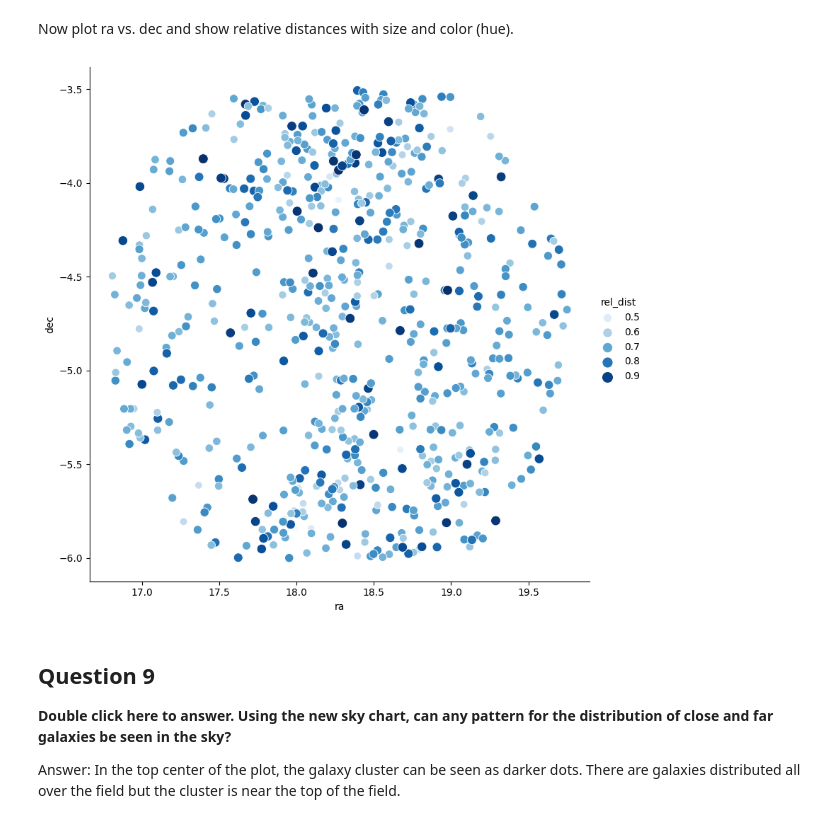
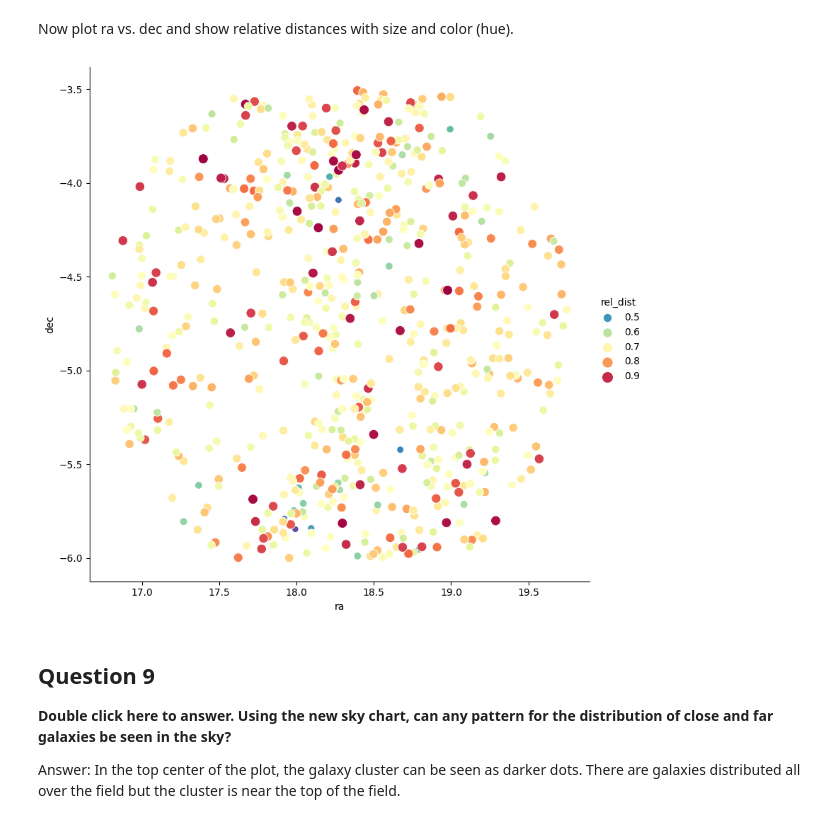
Before and after one commit to jimmynewland/colabnotebooks, a Jupyter notebook: SDSS_BOSS_Plate_Hubbles_Law_Teacher.ipynb, the cells around one changed output. Drawn from its saved outputs; the diff is of its cells as text; code cells hidden in the pictures.

```diff
--- a/SDSS_BOSS_Plate_Hubbles_Law_Teacher.ipynb
+++ b/SDSS_BOSS_Plate_Hubbles_Law_Teacher.ipynb
@@ -364,12 +384,12 @@ print(inv_dist.max(), inv_dist.min())
 # %% [markdown]
 Now plot ra vs. dec and show relative distances with size and color (hue).
 # %%
-sns.relplot(x='ra', y='dec', hue=inv_dist, size=inv_dist, palette='Blues',
+sns.relplot(x='ra', y='dec', hue=inv_dist, size=inv_dist, palette='Spectral_r',
             data=newdata, height=8, sizes=(45,100))
 
-plt.show()
+plt.show() #The Seaborn palette is reversed so red means more distant.
 # %% [output]
-[figure, old version]
+[figure, new version]
 # %% [markdown]
 ## Question 9
 **Double click here to answer. Using the new sky chart, can any pattern for the distribution of close and far galaxies be seen in the sky?**
```
Also changed, not shown: parts of 1 cell of this notebook.
